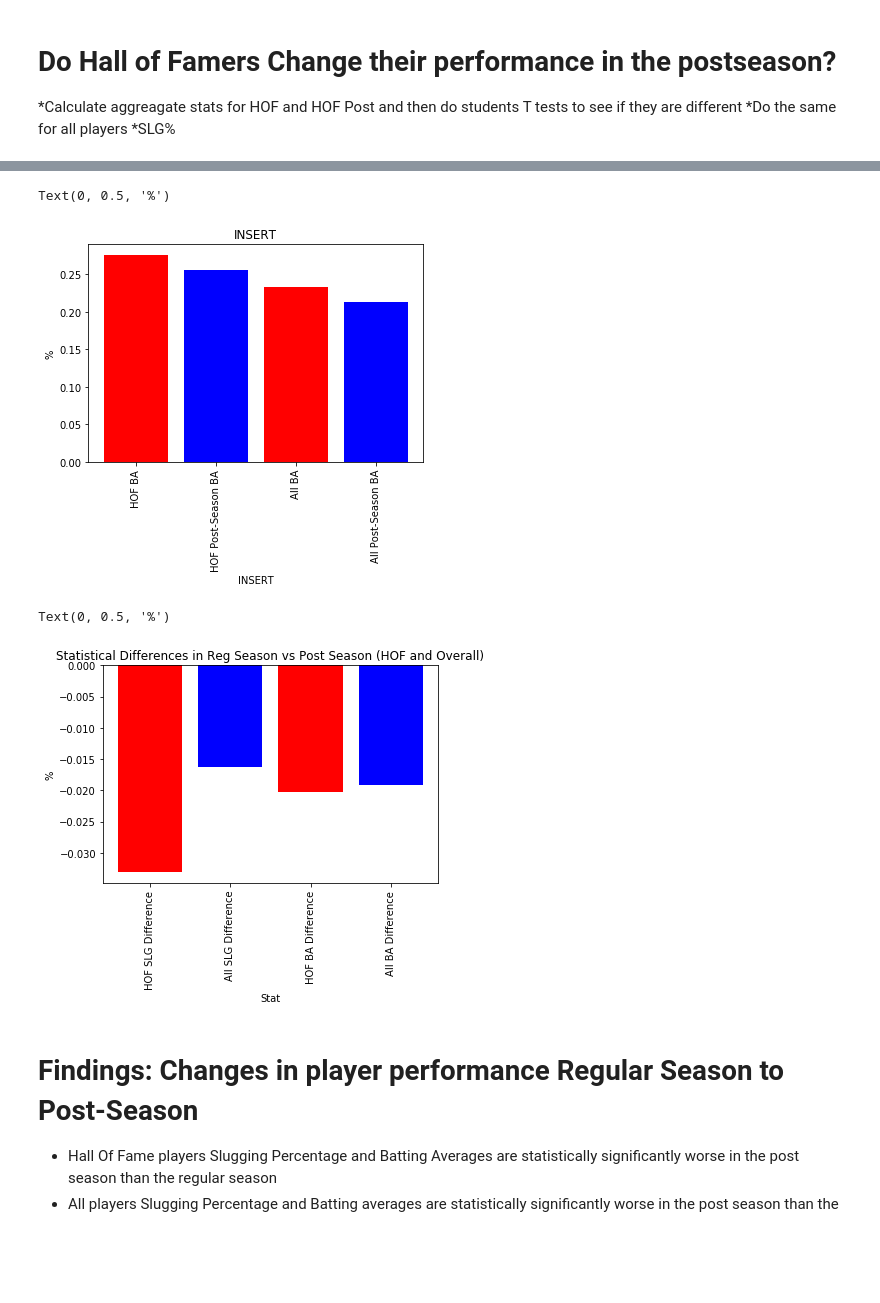
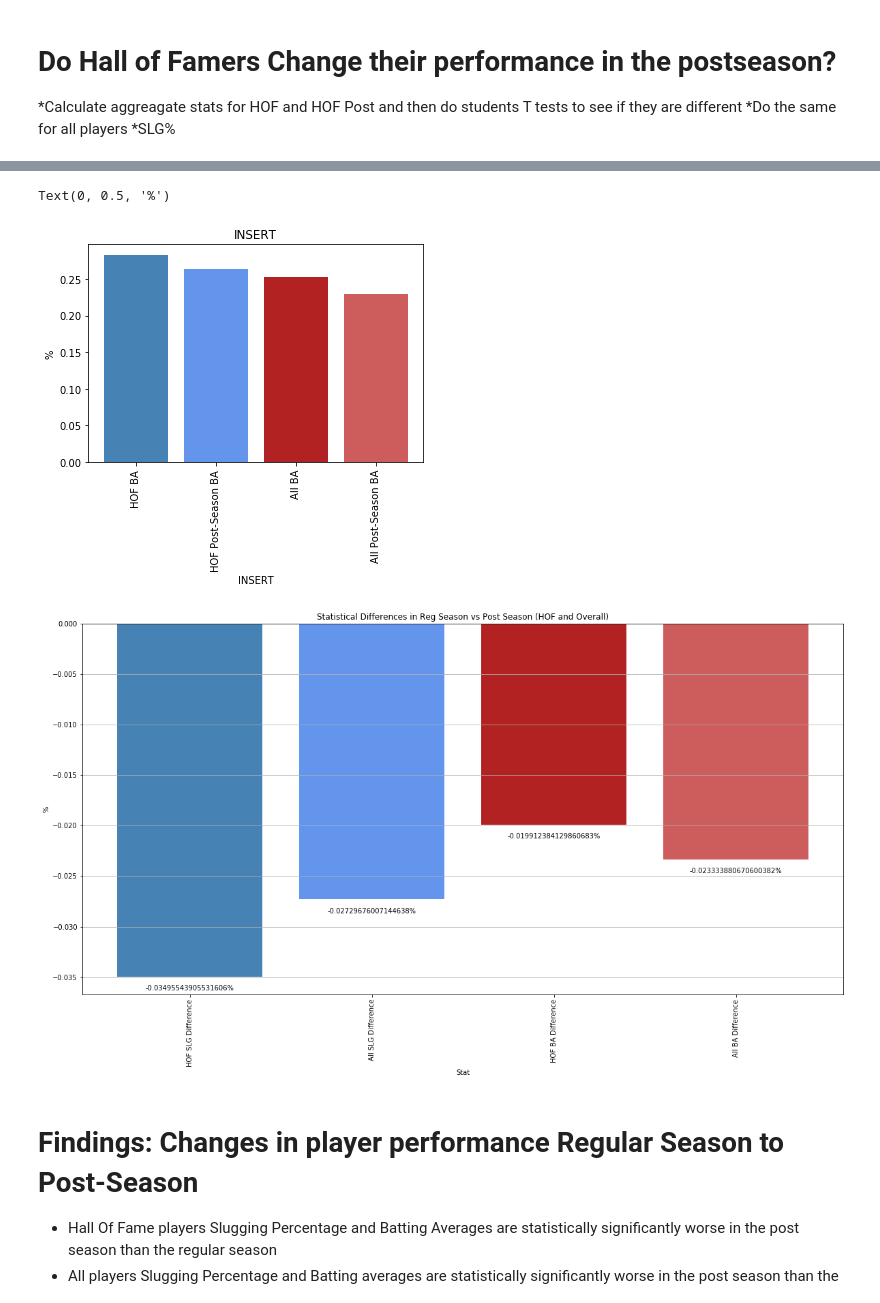
Before and after one commit to BDomogalla/Project1, a Jupyter notebook: data_analysis.ipynb, the cells around one changed output, grey strips where cells are left out. Cells and saved outputs as stored; diff of their text form; code cells hidden in the pictures; blank space fills up the shorter version.

```diff
--- a/data_analysis.ipynb
+++ b/data_analysis.ipynb
@@ -32,0 +24,6 @@ HOF_Batting.head()
+# %%
+#We want to eliminate players with too few at bats and no real statistics for regular season and post-season
+HOF_Batting = HOF_Batting.loc[HOF_Batting['AB'] >= 50]
+HOF_Post_Batting = HOF_Post_Batting.loc[HOF_Post_Batting['AB'] >= 1]
+Post_Batting = Post_Batting.loc[Post_Batting['AB'] >= 1]
+Reg_Batting = Reg_Batting.loc[Reg_Batting['AB'] >= 50]
@@ -600,7 +471,7 @@ Text(0, 0.5, '%')
 #Bar Chart for BA statistics for regular & post-season and hof and all players
 BA_labels = ["HOF BA", "HOF Post-Season BA", "All BA", "All Post-Season BA"]
 BA_x_axis = np.arange(len(SLG_DIF))
-plt.bar( BA_x_axis, BA_DIF, color="rbrb", align="center")
+plt.bar( BA_x_axis, BA_DIF, color=['steelblue','cornflowerblue','firebrick','indianred'], align="center")
 tick_locations = [value for value in BA_x_axis]
 plt.xticks(tick_locations, BA_labels, rotation = 'vertical')
 plt.title("INSERT")
@@ -608,20 +479,29 @@ plt.xlabel("INSERT")
 plt.ylabel("%")
 # %% [output]
 Text(0, 0.5, '%')
-[figure, old version]
+[figure, new version]
 # %%
 #Bar Chart for BA and SLG differences between HOF and All players in regular season vs post-season
 DIFS_labels = ["HOF SLG Difference",  "All SLG Difference", "HOF BA Difference", "All BA Difference" ]
 DIFS_x_axis = np.arange(len(DIFS))
-plt.bar(DIFS_x_axis,DIFS, color="rbrb", align="center")
+DIFS_plot = plt.bar(DIFS_x_axis, DIFS, color=['steelblue','cornflowerblue','firebrick','indianred'], align="center")
 tick_locations = [value for value in DIFS_x_axis]
 plt.xticks(tick_locations, DIFS_labels, rotation = 'vertical')
 plt.title("Statistical Differences in Reg Season vs Post Season (HOF and Overall)")
 plt.xlabel("Stat")
 plt.ylabel("%")
+plt.grid(b=None, which='major', axis='y')
+# Create labels
+def autolabel(rects):
+
+    for rect in rects:
+        height = rect.get_height()
+        plt.text(rect.get_x() + rect.get_width()/2., height-.0015,
+                f"{float(height)}%",
+        ha='center', va='bottom')
+autolabel(DIFS_plot)
 # %% [output]
-Text(0, 0.5, '%')
-[figure, old version]
+[figure, new version]
 # %% [markdown]
 # Findings: Changes in player performance Regular Season to Post-Season
 * Hall Of Fame players Slugging Percentage and Batting Averages are statistically significantly worse in the post season than the regular season
```
Also changed, not shown: parts of 48 cells of this notebook.
